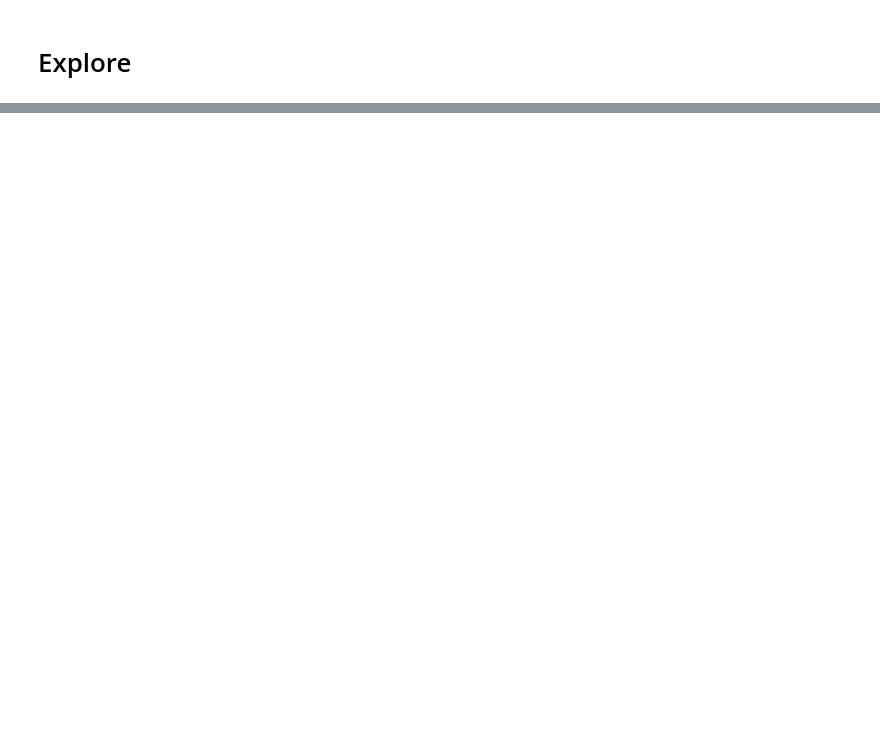
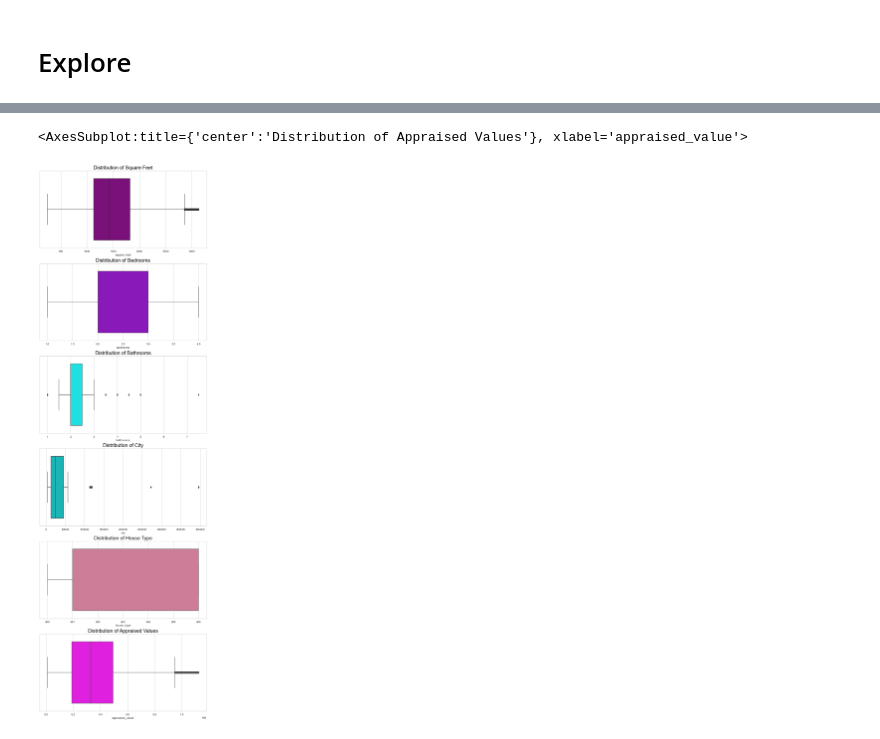
Before and after one commit to CaitlynCarney/prediting_home_values, a Jupyter notebook: scratch_work.ipynb, the cells around one changed output, grey strips where cells are left out. Cells and saved outputs as stored; diff of their text form; code cells hidden in the pictures; blank space fills up the shorter version.

```diff
--- a/scratch_work.ipynb
+++ b/scratch_work.ipynb
@@ -307,0 +459,30 @@ sns.histplot(df.zip_code, color='violet', ec='black')
+# %%
+plt.subplots(6, 1, figsize=(12,40), sharey=True)
+sns.set(style="whitegrid")
+
+plt.subplot(6,1,1)
+plt.title("Distribution of Square Feet", size=20, color='black')
+sns.boxplot(train.square_feet, color='darkmagenta')
+
+plt.subplot(6,1,2)
+plt.title("Distribution of Bedrooms", size=20, color='black')
+sns.boxplot(train.bedrooms, color='darkviolet')
+
+plt.subplot(6,1,3)
+plt.title("Distribution of Bathrooms", size=20, color='black')
+sns.boxplot(train.bathrooms, color='cyan')
+
+plt.subplot(6,1,4)
+plt.title("Distribution of City", size=20, color='black')
+sns.boxplot(train.city, color='darkturquoise')
+
+plt.subplot(6,1,5)
+plt.title("Distribution of House Type", size=20, color='black')
+sns.boxplot(train.house_type, color='palevioletred')
+
+plt.subplot(6,1,6)
+plt.title("Distribution of Appraised Values", size=20, color='black')
+sns.boxplot(train.appraised_value, color='fuchsia')
+# %% [output]
+<AxesSubplot:title={'center':'Distribution of Appraised Values'}, xlabel='appraised_value'>
+[figure, added]
```
Also changed, not shown: parts of 46 cells of this notebook, 8 other files.
